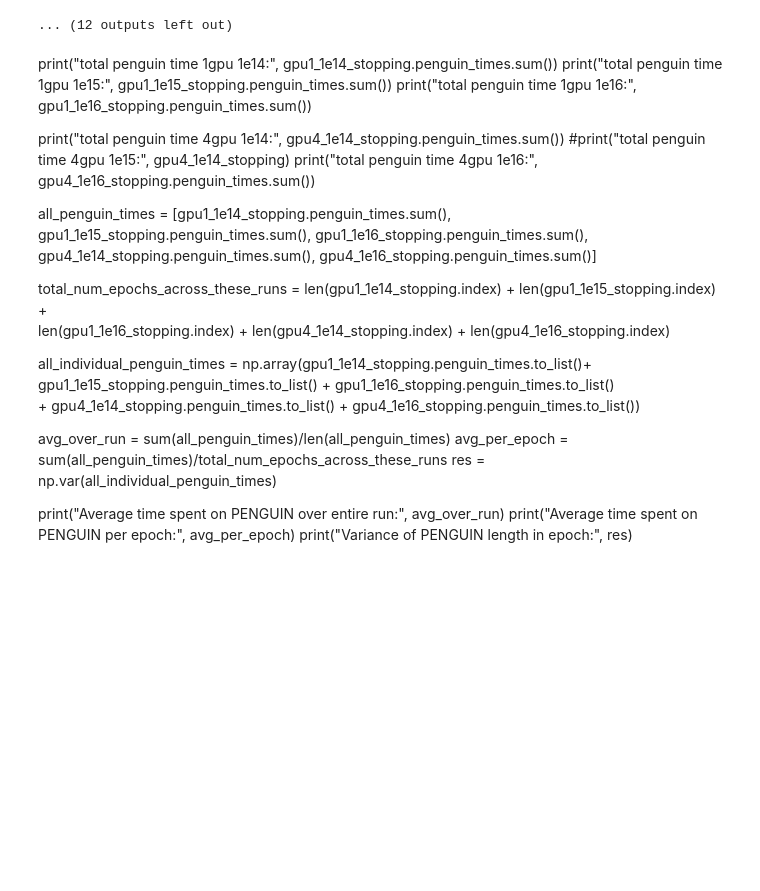
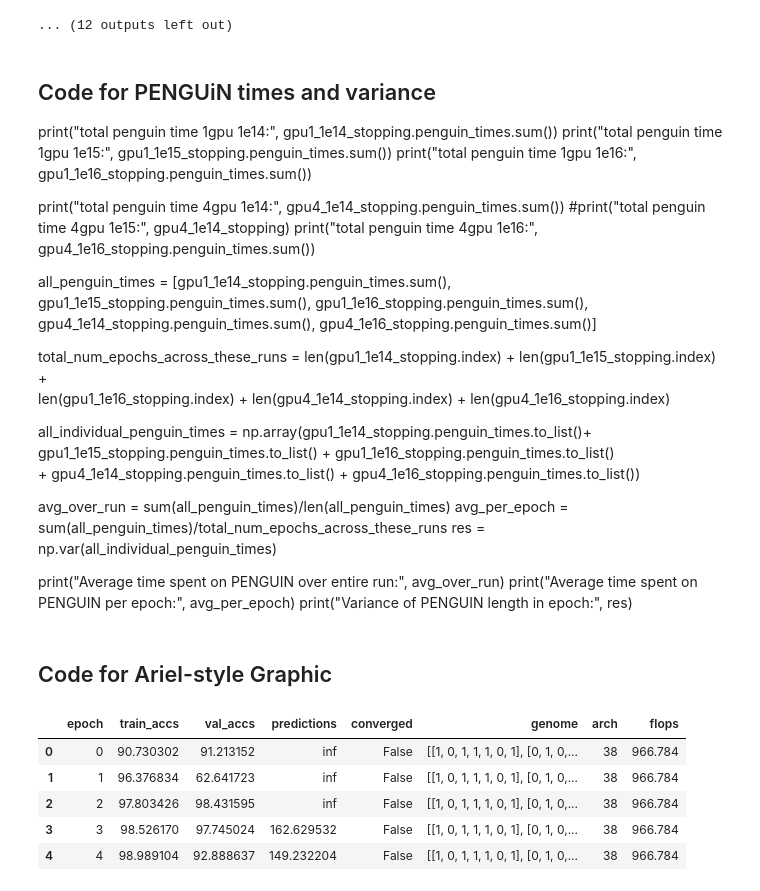
Before and after one commit to TauferLab/Reproducibility_A4NN_ICPP23, a Jupyter notebook: paper_analysis.ipynb, the cells around one changed output. Saved outputs shown, nothing was run; the diff lists cells and outputs as text; code cells hidden in the pictures; blank space fills up the shorter version.

```diff
--- a/paper_analysis.ipynb
+++ b/paper_analysis.ipynb
@@ -503,6 +503,8 @@ Paretos For High Beam:
 [figure]
 ... (12 outputs left out)
 # %% [markdown]
+## Code for PENGUiN times and variance
+
 print("total penguin time 1gpu 1e14:", gpu1_1e14_stopping.penguin_times.sum())
 print("total penguin time 1gpu 1e15:", gpu1_1e15_stopping.penguin_times.sum())
 print("total penguin time 1gpu 1e16:", gpu1_1e16_stopping.penguin_times.sum())
@@ -529,3 +531,15 @@ res = np.var(all_individual_penguin_times)
 print("Average time spent on PENGUIN over entire run:", avg_over_run)
 print("Average time spent on PENGUIN per epoch:", avg_per_epoch)
 print("Variance of PENGUIN length in epoch:", res)
+# %% [markdown]
+## Code for Ariel-style Graphic
+# %%
+df= pd.read_csv('icpp_training_results/1gpu/no_stopping/1gpu_1e15_training_data.csv')
+df.head()
+# %% [output]
+|  | epoch | train_accs | val_accs | predictions | converged | genome | arch | flops |
+| 0 | 0 | 90.730302 | 91.213152 | inf | False | [[1, 0, 1, 1, 1, 0, 1], [0, 1, 0,... | 38 | 966.784 |
+| 1 | 1 | 96.376834 | 62.641723 | inf | False | [[1, 0, 1, 1, 1, 0, 1], [0, 1, 0,... | 38 | 966.784 |
+| 2 | 2 | 97.803426 | 98.431595 | inf | False | [[1, 0, 1, 1, 1, 0, 1], [0, 1, 0,... | 38 | 966.784 |
+| 3 | 3 | 98.526170 | 97.745024 | 162.629532 | False | [[1, 0, 1, 1, 1, 0, 1], [0, 1, 0,... | 38 | 966.784 |
+| 4 | 4 | 98.989104 | 92.888637 | 149.232204 | False | [[1, 0, 1, 1, 1, 0, 1], [0, 1, 0,... | 38 | 966.784 |
```
Also changed, not shown: parts of 5 cells of this notebook.
